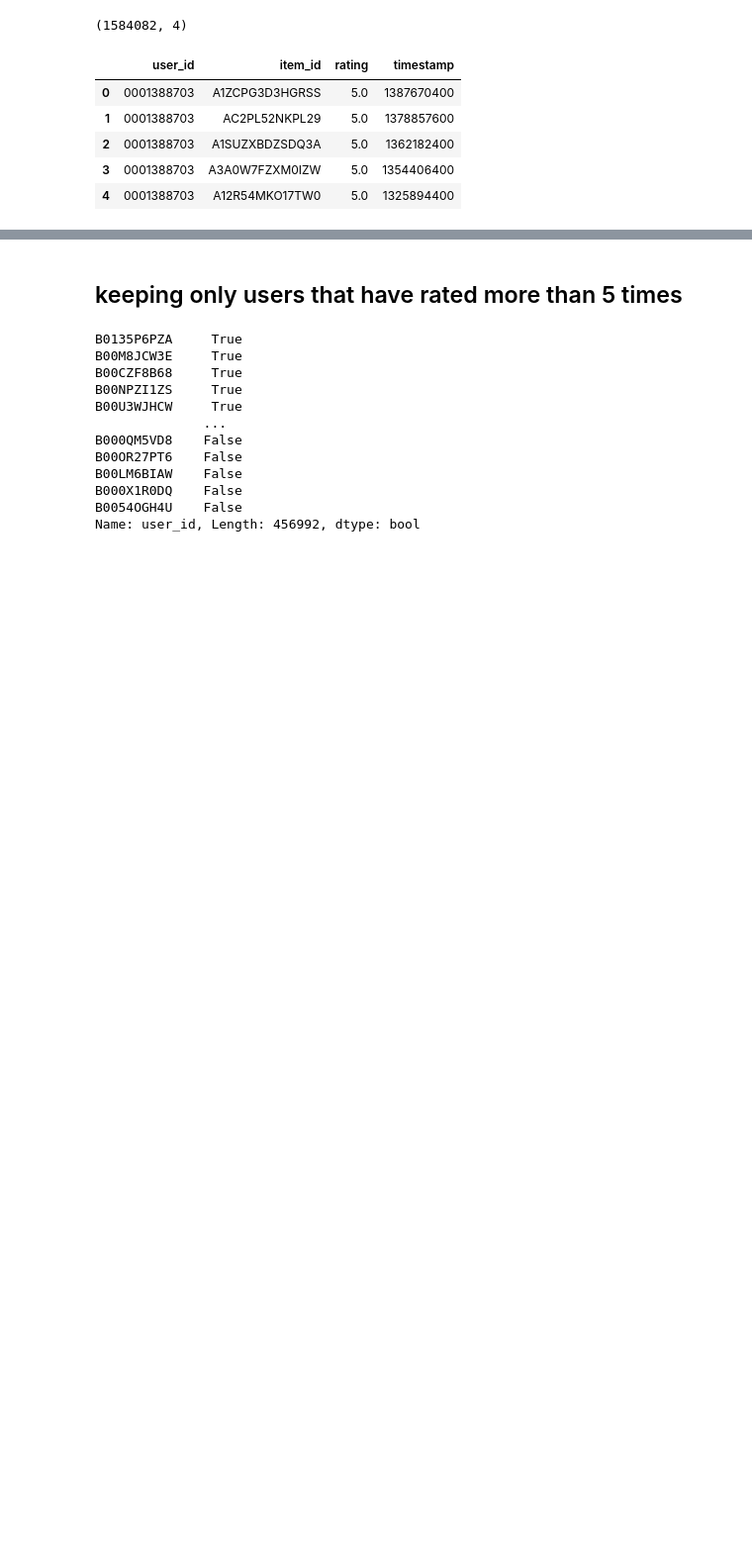
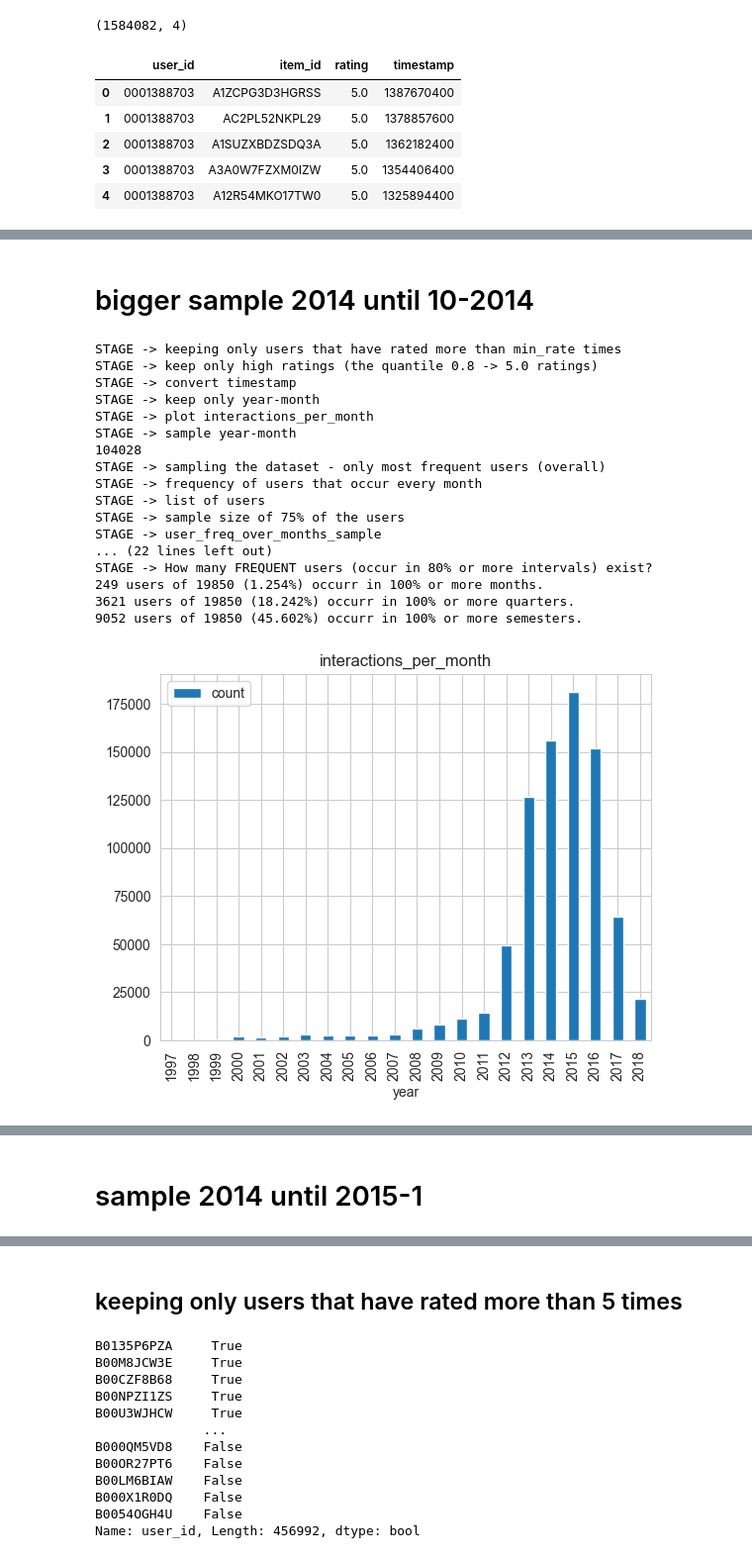
Before and after one commit to mariajoaolavoura/measuring_forgetting, a Jupyter notebook: notebooks/Reproducibility - Amazon Digital Music - Avaliação de Dataset .ipynb, the cells around one changed output, grey strips where cells are left out. Shown: that part at 99% size. Drawn from its saved outputs; the diff is of its cells as text; code cells hidden in the pictures; blank space fills up the shorter version.

```diff
--- a/notebooks/Reproducibility - Amazon Digital Music - Avaliação de Dataset .ipynb
+++ b/notebooks/Reproducibility - Amazon Digital Music - Avaliação de Dataset .ipynb
@@ -54,0 +265,28 @@ dig_music.head()
+# %% [markdown]
+# bigger sample 2014 until 10-2014
+# %%
+sample_dataset(orig_data = dig_music,
+                min_rate = 5,
+                sample_year_month = [('2014', '%Y'), ('2014-10', '%Y-%m')],
+                prop = 0.75,
+                seed = 42,
+                use_threshold = True)
+# %% [output]
+STAGE -> keeping only users that have rated more than min_rate times
+STAGE -> keep only high ratings (the quantile 0.8 -> 5.0 ratings)
+STAGE -> convert timestamp
+STAGE -> keep only year-month
+STAGE -> plot interactions_per_month
+STAGE -> sample year-month
+104028
+STAGE -> sampling the dataset - only most frequent users (overall)
+STAGE -> frequency of users that occur every month
+STAGE -> list of users
+STAGE -> sample size of 75% of the users
+STAGE -> user_freq_over_months_sample
+... (22 lines left out)
+STAGE -> How many FREQUENT users (occur in 80% or more intervals) exist?
+249 users of 19850 (1.254%) occurr in 100% or more months.
+3621 users of 19850 (18.242%) occurr in 100% or more quarters.
+9052 users of 19850 (45.602%) occurr in 100% or more semesters.
+[figure, added]
@@ -54,0 +299,2 @@ dig_music.head()
+# %% [markdown]
+# sample 2014 until 2015-1
```
Also changed, not shown: parts of 7 cells of this notebook, 39 other files.
